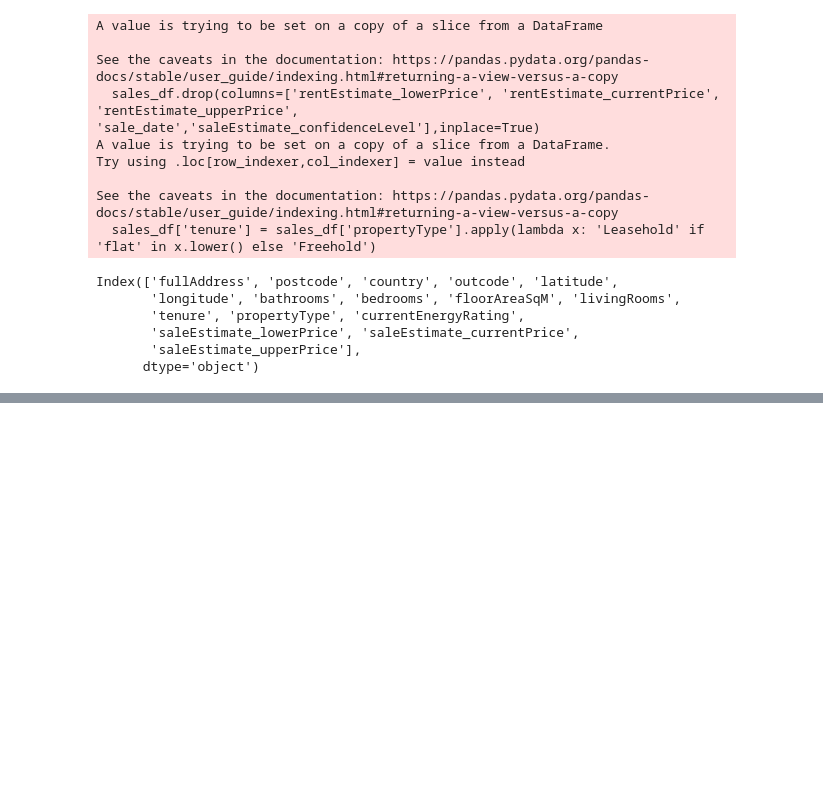
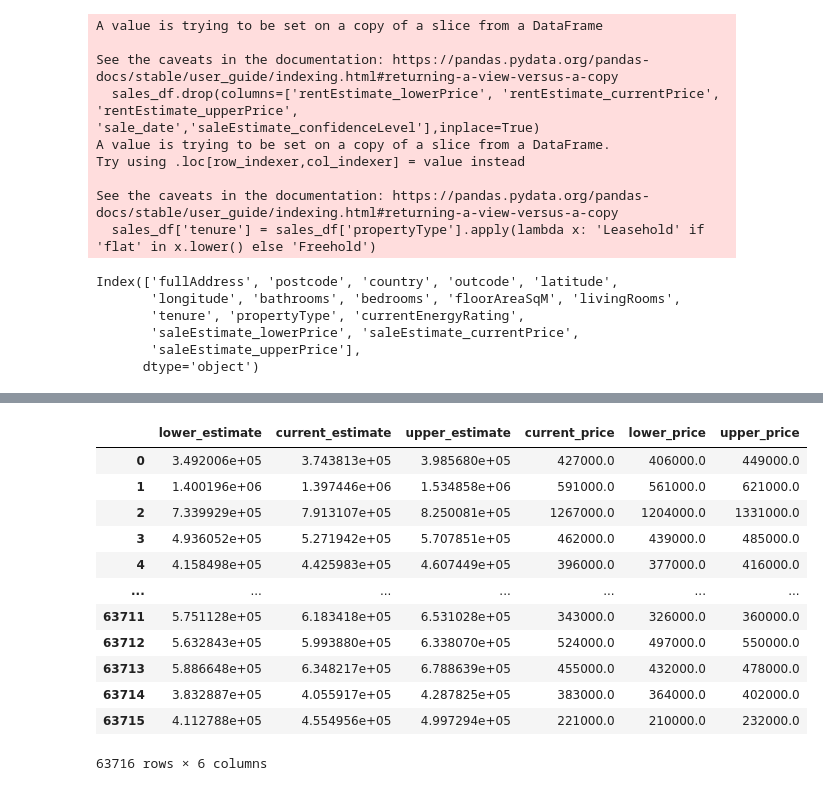
Before and after one commit to AlexOBarnes/London_House_Price_Predictor, a Jupyter notebook: london-housing-predictions.ipynb, the cells around one changed output, grey strips where cells are left out. Drawn from its saved outputs; the diff is of its cells as text; code cells hidden in the pictures; blank space fills up the shorter version.

```diff
--- a/london-housing-predictions.ipynb
+++ b/london-housing-predictions.ipynb
@@ -338,7 +378,7 @@ X_train, X_test, y_train, y_test = train_test_split(
 # %%
 best_models = {}
 for name, model in models:
-    best_models = train_model_presets('lower'+name, model, preprocessor, best_models)
+    best_models = dict(train_model_presets('lower'+name, model, get_modified_processor()), **best_models)
 # %% [output]
 Training lowerGradientBoosting...
 Training complete for lowerGradientBoosting. Model cached.
@@ -386,0 +433,16 @@ for path in os.listdir('model_cache'):
+# %%
+def evaluate_model(X_test, y_test):
+    predictions = []
+    for model_path in os.listdir('model_cache'):
+        print(model_path)
+        if 'random' in model_path.lower():
+            print('Predicting with: %s',model_path)
+            with open(f'model_cache/{model_path}', 'rb') as f:
+                model = pickle.load(f)
+            y_pred = model.predict(X_test)
+            predictions.append(y_pred)
+    for col in y_test.columns:
+        predictions.append(y_test[col].tolist())
+    return predictions
+# %%
+predict_df = evaluate_model(X_test,y_test)
@@ -386,0 +459,20 @@ for path in os.listdir('model_cache'):
+# %%
+pred_df = pd.DataFrame(predict_df).T
+pred_df = pred_df.rename(columns={0:'lower_estimate',1:'current_estimate',
+                        2:'upper_estimate', 3:'current_price',4:'lower_price',
+                        5:'upper_price'})
+pred_df
+# %% [output]
+|  | lower_estimate | current_estimate | upper_estimate | current_price | lower_price | upper_price |
+| 0 | 3.492006e+05 | 3.743813e+05 | 3.985680e+05 | 427000.0 | 406000.0 | 449000.0 |
+| 1 | 1.400196e+06 | 1.397446e+06 | 1.534858e+06 | 591000.0 | 561000.0 | 621000.0 |
+| 2 | 7.339929e+05 | 7.913107e+05 | 8.250081e+05 | 1267000.0 | 1204000.0 | 1331000.0 |
+| 3 | 4.936052e+05 | 5.271942e+05 | 5.707851e+05 | 462000.0 | 439000.0 | 485000.0 |
+| 4 | 4.158498e+05 | 4.425983e+05 | 4.607449e+05 | 396000.0 | 377000.0 | 416000.0 |
+| ... | ... | ... | ... | ... | ... | ... |
+| 63711 | 5.751128e+05 | 6.183418e+05 | 6.531028e+05 | 343000.0 | 326000.0 | 360000.0 |
+| 63712 | 5.632843e+05 | 5.993880e+05 | 6.338070e+05 | 524000.0 | 497000.0 | 550000.0 |
+| 63713 | 5.886648e+05 | 6.348217e+05 | 6.788639e+05 | 455000.0 | 432000.0 | 478000.0 |
+| 63714 | 3.832887e+05 | 4.055917e+05 | 4.287825e+05 | 383000.0 | 364000.0 | 402000.0 |
+| 63715 | 4.112788e+05 | 4.554956e+05 | 4.997294e+05 | 221000.0 | 210000.0 | 232000.0 |
+63716 rows × 6 columns
```
Also changed, not shown: parts of 23 cells of this notebook.
